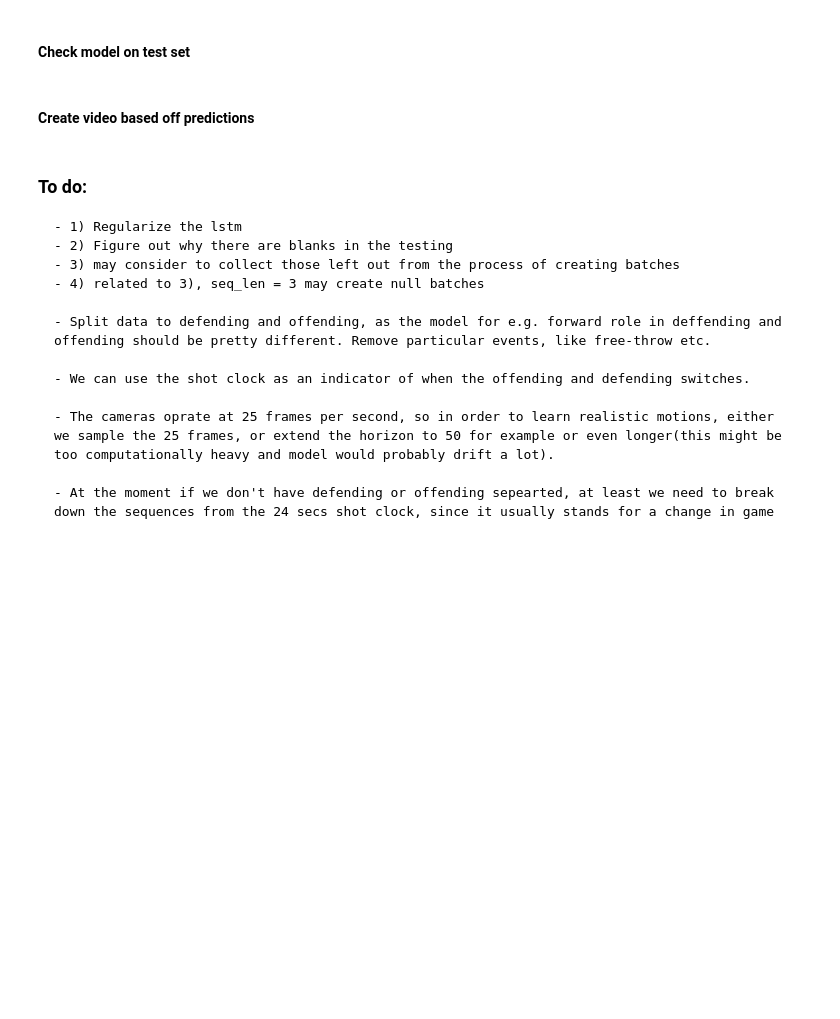
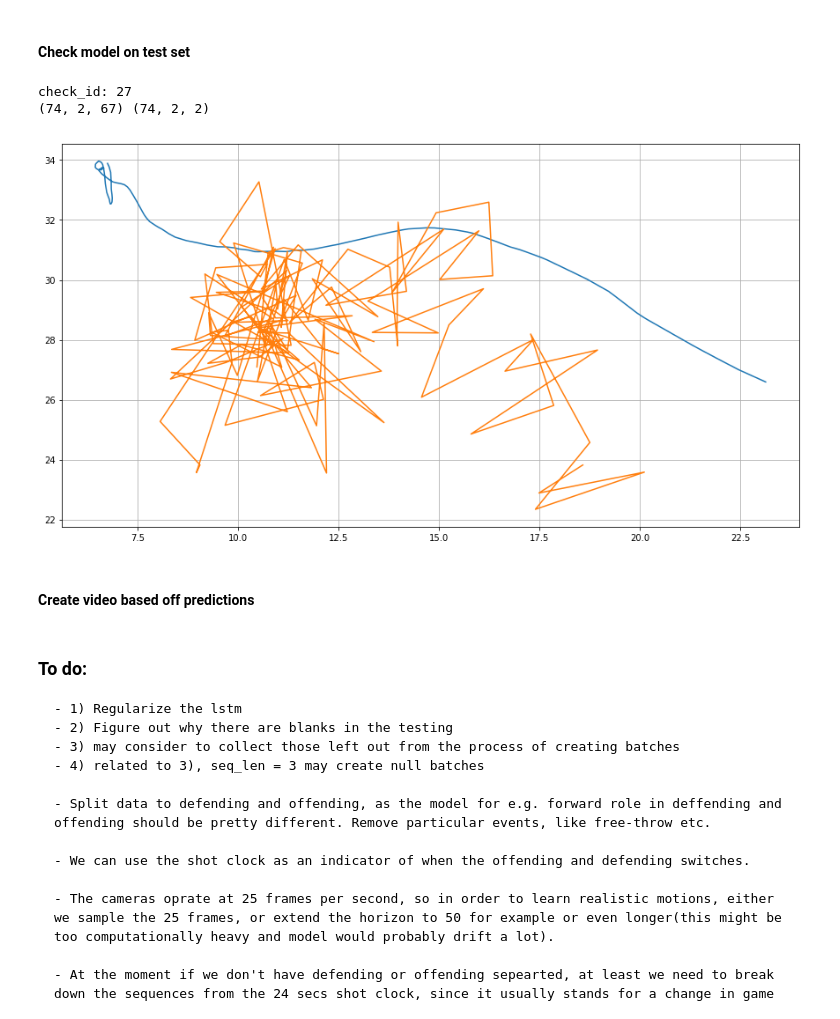
Before and after one commit to samshipengs/Coordinated-Multi-Agent-Imitation-Learning, a Jupyter notebook: code/Modelling.ipynb, the cells around one changed output. Drawn from its saved outputs; the diff is of its cells as text; code cells hidden in the pictures; blank space fills up the shorter version.

```diff
--- a/code/Modelling.ipynb
+++ b/code/Modelling.ipynb
@@ -70,7 +67,8 @@ events = filter_event_type(events_df, discard_event)
 print('After filtering events has shape:', events.shape)
 # break up sequences at 24secs shot clock point (or irregular case, e.g. out of bound maybe),
 # and obtain the game data
-single_game = get_game_data(events, id_role, role_order, court_index, game_id, event_threshold=10, subsample_factor=2)
+single_game = get_game_data(events, id_role, role_order, court_index, game_id,
+                            event_threshold=10, subsample_factor=2)
 print('Final number of events:', len(single_game))
 # %% [output]
 After filtering events has shape: (134, 8)
@@ -139,22 +138,25 @@ train_time = datetime.now().strftime('%Y_%m_%d_%H_%M_%S')
 logs_path = './train_logs/'
 
 # hyper-parameters
-num_layers = 2
+# num_layers = 2
 state_size = 128
 batch_size = 64
 dimx = 67
 dimy = 2
-n_epochs = 1000
 learning_rate = 0.001
 
 # lstm cells
-lstm1 = tf.contrib.rnn.BasicLSTMCell(state_size, forget_bias=1.)
-lstm1 = tf.nn.rnn_cell.DropoutWrapper(lstm1, output_keep_prob=0.8)
+# lstm1 = tf.contrib.rnn.BasicLSTMCell(state_size, forget_bias=1.)
+# lstm1 = tf.nn.rnn_cell.DropoutWrapper(lstm1, output_keep_prob=0.8)
 
-lstm2 = tf.contrib.rnn.BasicLSTMCell(state_size, forget_bias=1.)
-lstm2 = tf.nn.rnn_cell.DropoutWrapper(lstm2, output_keep_prob=0.8)
+# lstm2 = tf.contrib.rnn.BasicLSTMCell(state_size, forget_bias=1.)
+# lstm2 = tf.nn.rnn_cell.DropoutWrapper(lstm2, output_keep_prob=0.8)
 
-lstm_cell = tf.contrib.rnn.MultiRNNCell([lstm1, lstm2])
+# lstm_cell = tf.contrib.rnn.MultiRNNCell([lstm1, lstm2])
+
+# a single lstm layer
+lstm_cell = tf.contrib.rnn.BasicLSTMCell(state_size, forget_bias=1.)
+lstm_cell = tf.nn.rnn_cell.DropoutWrapper(lstm_cell, output_keep_prob=0.7)
 
 # initial state
 initial_state = lstm_cell.zero_state(batch_size, dtype=tf.float32)
@@ -212,15 +214,16 @@ valid_writer = tf.summary.FileWriter(logs_path+'/valid'+train_time, graph=tf.get
 # ===============================================================================================
 
 # start training
-printn = int(1e2)
+printn = int(1e2)    # how many epochs we print
 # horizon = [2, 4, 8, 12, 16, 20, 25]
-horizon = range(2, 50)
+horizon = range(1, 5)
+n_epochs = [500, 500, 1000, 1000]
 t_int = time.time()
 train_step = 0
 valid_step = 0
-for k in horizon:
+for k in range(len(horizon)):
     # look-ahead horizon
-    seq_len = k
+    seq_len = horizon[k]
     print('Horizon {0:} {1:}'.format(seq_len, '='*10))
 
     # train x
@@ -241,7 +244,7 @@ for k in horizon:
     val_y = copy.deepcopy(np.concatenate(val_y, axis=0))
     print('valid_y.shape:', val_y.shape)
 
-    for epoch in range(n_epochs):
+    for epoch in range(n_epochs[k]):
         epoch_loss =0.
         # number of train batches
         n_train_batch = train_x.shape[0]//batch_size
@@ -313,36 +334,40 @@ plt.grid(True)
 # %% [markdown]
 #### Check model on test set
 # %%
-check_seq_len = 3
+check_seq_len = 2
 
 # use while loop to make sure the
 present = 0
 while present == 0:
     check_ind = np.random.randint(0, len(test_game)-1)
     # check_ind = 0
 #     print('check_id:', check_ind)
     input_x = copy.deepcopy(get_sequences(test_game[check_ind], check_seq_len, dimx))
 #     print('input x shape >>>', input_x.shape)
     output_y = copy.deepcopy(get_sequences(test_target[check_ind], check_seq_len, dimy))
     if input_x.shape[0] >= batch_size:
         print('check_id:', check_ind)
         present += 1
 
 pred = []
 y_train = []
 order_x = []
 print(input_x.shape, output_y.shape)
 for batch in iterate_minibatches(input_x, output_y, batch_size, shuffle=False):
     input_xi, output_yi = batch
     p = sess.run([output], feed_dict={X: input_xi, h:check_seq_len})#, Y: train_yi, h:2})
     pred.append(p)
     order_x.append(input_xi)
     y_train.append(output_yi)
 pred_train = np.array(pred).reshape(-1,2)
 y_train = np.array(y_train).reshape(-1,2)
 plt.figure(figsize=(15,8))
 plt.plot(y_train[:,0], y_train[:,1], pred_train[:, 0], pred_train[:, 1])
 plt.grid(True)
+# %% [output]
+check_id: 27
+(74, 2, 67) (74, 2, 2)
+[figure, added]
 # %% [markdown]
 #### Create video based off predictions
 # %%
```
Also changed, not shown: parts of 5 cells of this notebook.
